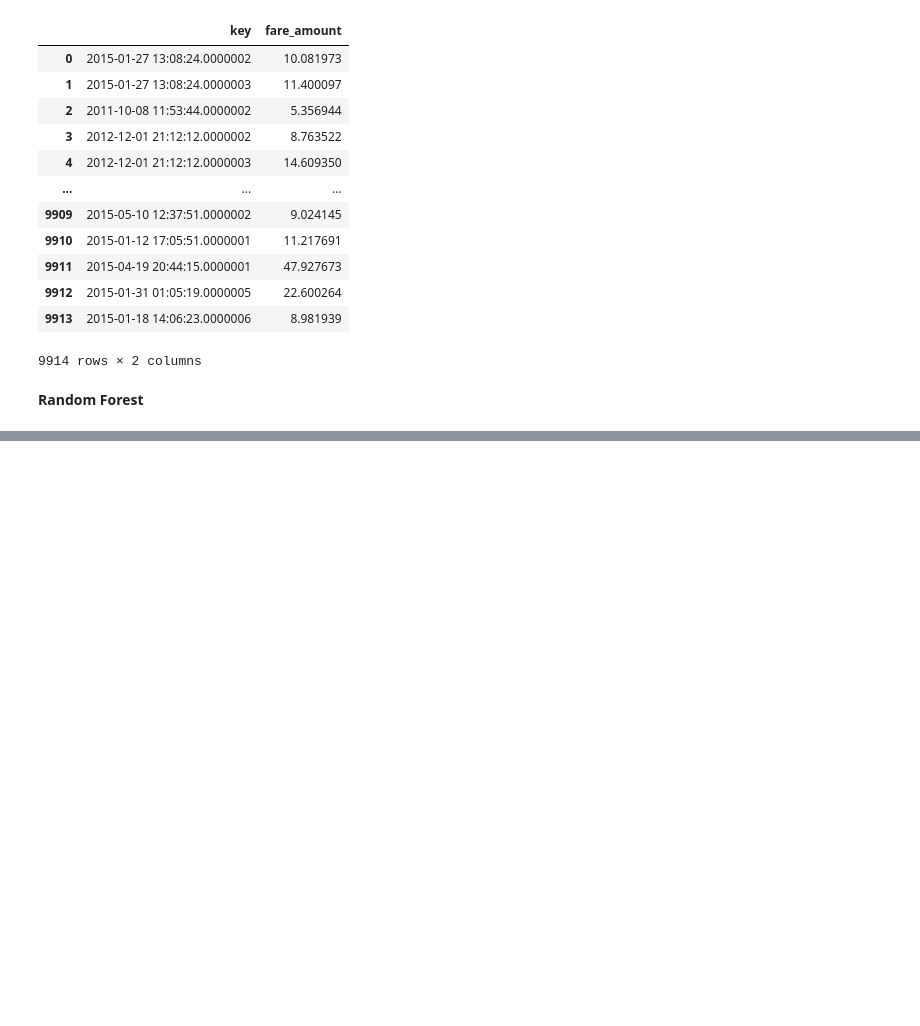
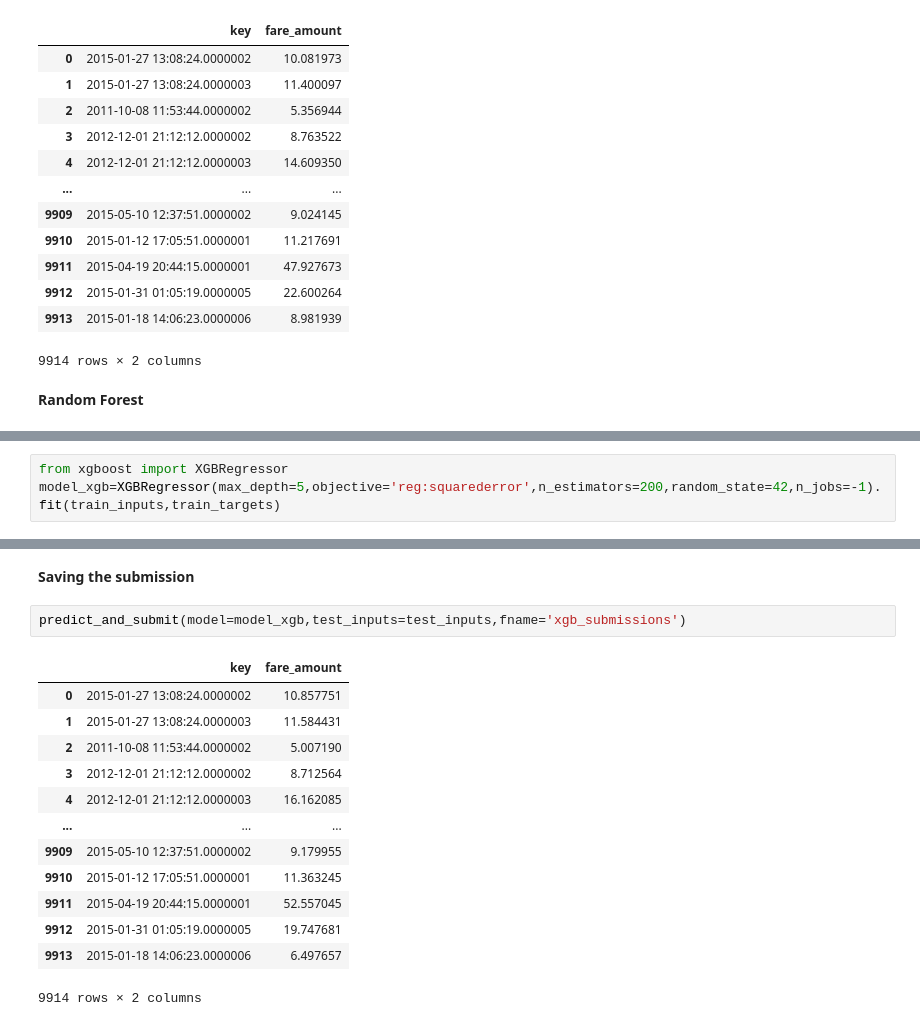
Before and after one commit to RohanVarmaP/machine-Learning, a Jupyter notebook: 6-NewYork-Taxifare/6-NewYork-Taxifare.ipynb, the cells around one changed output, grey strips where cells are left out. Saved outputs shown, nothing was run; the diff lists cells and outputs as text; blank space fills up the shorter version.

```diff
--- a/6-NewYork-Taxifare/6-NewYork-Taxifare.ipynb
+++ b/6-NewYork-Taxifare/6-NewYork-Taxifare.ipynb
@@ -732,0 +767,3 @@ model_rf=RandomForestRegressor(random_state=42,n_jobs=-1,max_depth=10,n_estimato
+# %%
+from xgboost import XGBRegressor
+model_xgb=XGBRegressor(max_depth=5,objective='reg:squarederror',n_estimators=200,random_state=42,n_jobs=-1).fit(train_inputs,train_targets)
@@ -732,0 +781,18 @@ model_rf=RandomForestRegressor(random_state=42,n_jobs=-1,max_depth=10,n_estimato
+# %% [markdown]
+**Saving the submission**
+# %%
+predict_and_submit(model=model_xgb,test_inputs=test_inputs,fname='xgb_submissions')
+# %% [output]
+|  | key | fare_amount |
+| 0 | 2015-01-27 13:08:24.0000002 | 10.857751 |
+| 1 | 2015-01-27 13:08:24.0000003 | 11.584431 |
+| 2 | 2011-10-08 11:53:44.0000002 | 5.007190 |
+| 3 | 2012-12-01 21:12:12.0000002 | 8.712564 |
+| 4 | 2012-12-01 21:12:12.0000003 | 16.162085 |
+| ... | ... | ... |
+| 9909 | 2015-05-10 12:37:51.0000002 | 9.179955 |
+| 9910 | 2015-01-12 17:05:51.0000001 | 11.363245 |
+| 9911 | 2015-04-19 20:44:15.0000001 | 52.557045 |
+| 9912 | 2015-01-31 01:05:19.0000005 | 19.747681 |
+| 9913 | 2015-01-18 14:06:23.0000006 | 6.497657 |
+9914 rows × 2 columns
```
Also changed, not shown: parts of 6 cells of this notebook.
